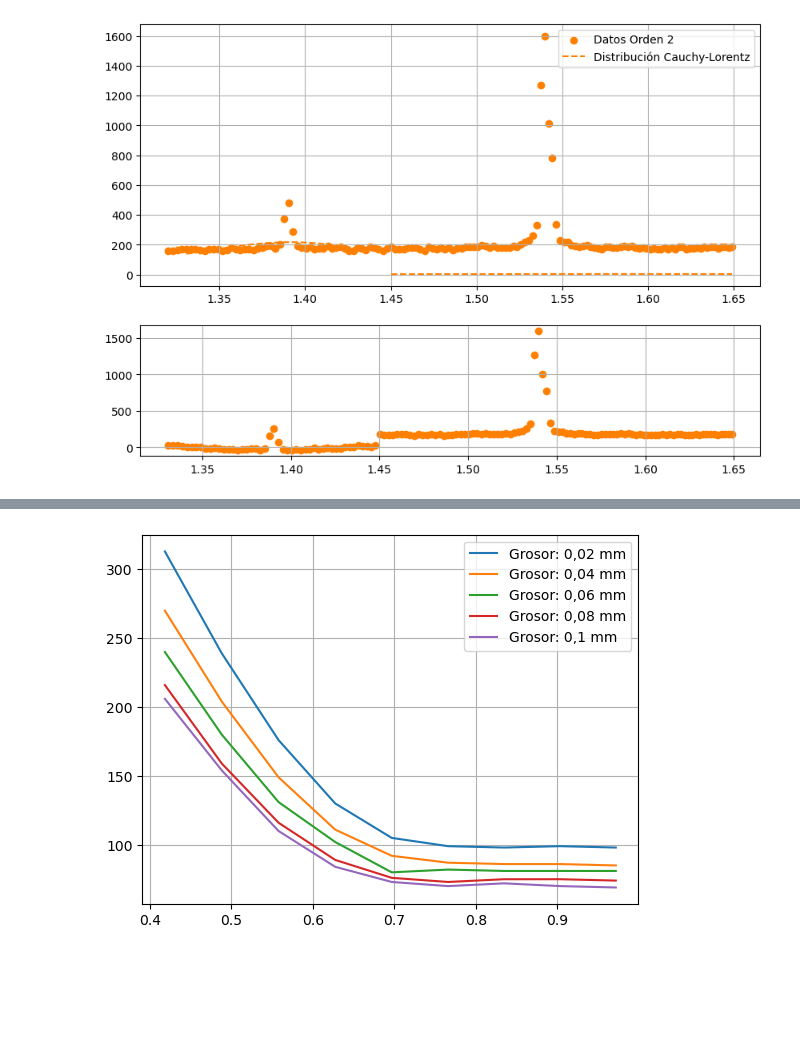
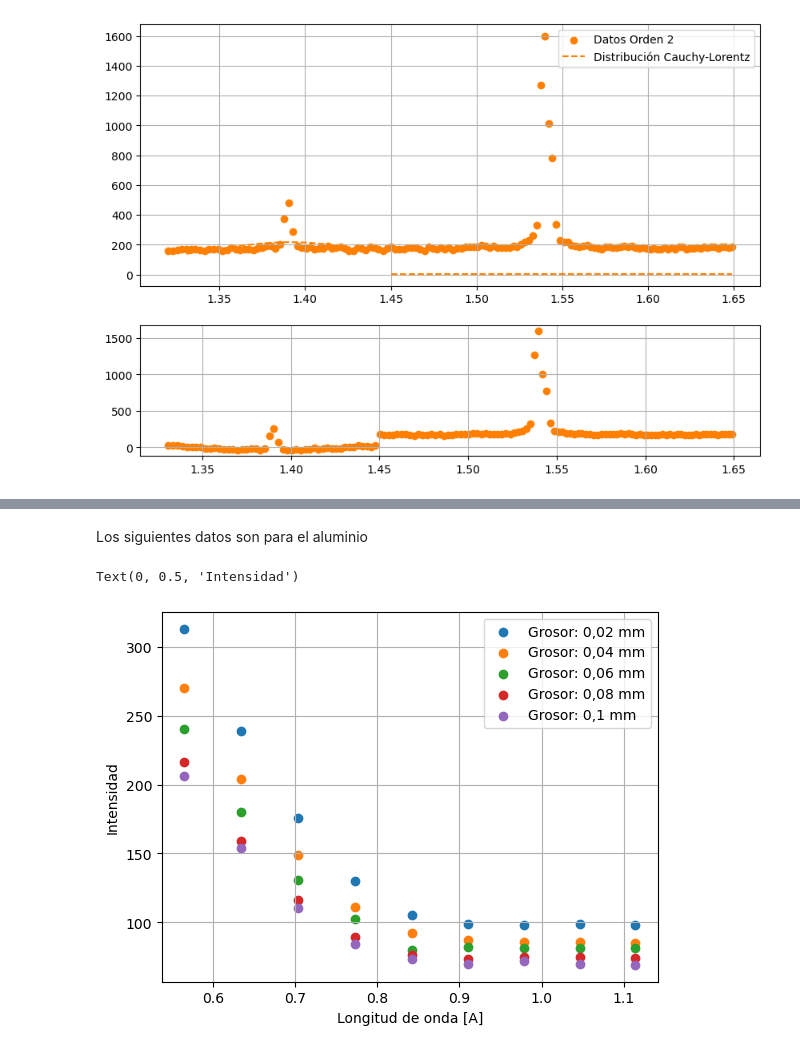
Before and after one commit to QuantumPower4/LabIntermedio2024-2, a Jupyter notebook: Rayos X/Rayos_X.ipynb, the cells around one changed output, grey strips where cells are left out. Drawn from its saved outputs; the diff is of its cells as text; code cells hidden in the pictures; blank space fills up the shorter version.

```diff
--- a/Rayos X/Rayos_X.ipynb
+++ b/Rayos X/Rayos_X.ipynb
@@ -291,7 +412,7 @@ def longitud_onda(ang_array,d,fase):
         new_array.append(2 * d * np.sin((ang_array[i] - fase) * np.pi / 180))
     return np.array(new_array)
 # %%
-act2_ang = DataFrame2["theta/°"].to_numpy()[0:9]
+act2_ang = DataFrame2["theta/°"].to_numpy()[0:9] + calibre
 act2_long = longitud_onda(act2_ang,d,best_fase)
 
 act2_sin_material = DataFrame2["R(30kV)/Imp/s"].to_numpy()[0:9]
@@ -306,13 +427,18 @@ act2_Al_004 = DataFrame2["R(30kV)/Imp/s.6"].to_numpy()[0:9]
 act2_Al_006 = DataFrame2["R(30kV)/Imp/s.7"].to_numpy()[0:9]
 act2_Al_008 = DataFrame2["R(30kV)/Imp/s.8"].to_numpy()[0:9]
 act2_Al_01 = DataFrame2["R(30kV)/Imp/s.9"].to_numpy()[0:9]
+# %% [markdown]
+Los siguientes datos son para el aluminio
 # %%
-plt.plot(act2_long,act2_Al_002,label="Grosor: 0,02 mm")
-plt.plot(act2_long,act2_Al_004,label="Grosor: 0,04 mm")
-plt.plot(act2_long,act2_Al_006,label="Grosor: 0,06 mm")
-plt.plot(act2_long,act2_Al_008,label="Grosor: 0,08 mm")
-plt.plot(act2_long,act2_Al_01,label="Grosor: 0,1 mm")
+plt.scatter(act2_long,act2_Al_002,label="Grosor: 0,02 mm")
+plt.scatter(act2_long,act2_Al_004,label="Grosor: 0,04 mm")
+plt.scatter(act2_long,act2_Al_006,label="Grosor: 0,06 mm")
+plt.scatter(act2_long,act2_Al_008,label="Grosor: 0,08 mm")
+plt.scatter(act2_long,act2_Al_01,label="Grosor: 0,1 mm")
 plt.legend()
 plt.grid()
+plt.xlabel("Longitud de onda [A]")
+plt.ylabel("Intensidad")
 # %% [output]
+Text(0, 0.5, 'Intensidad')
-[figure, old version]
+[figure, new version]
```
Also changed, not shown: parts of 59 cells of this notebook, 2 other files.
